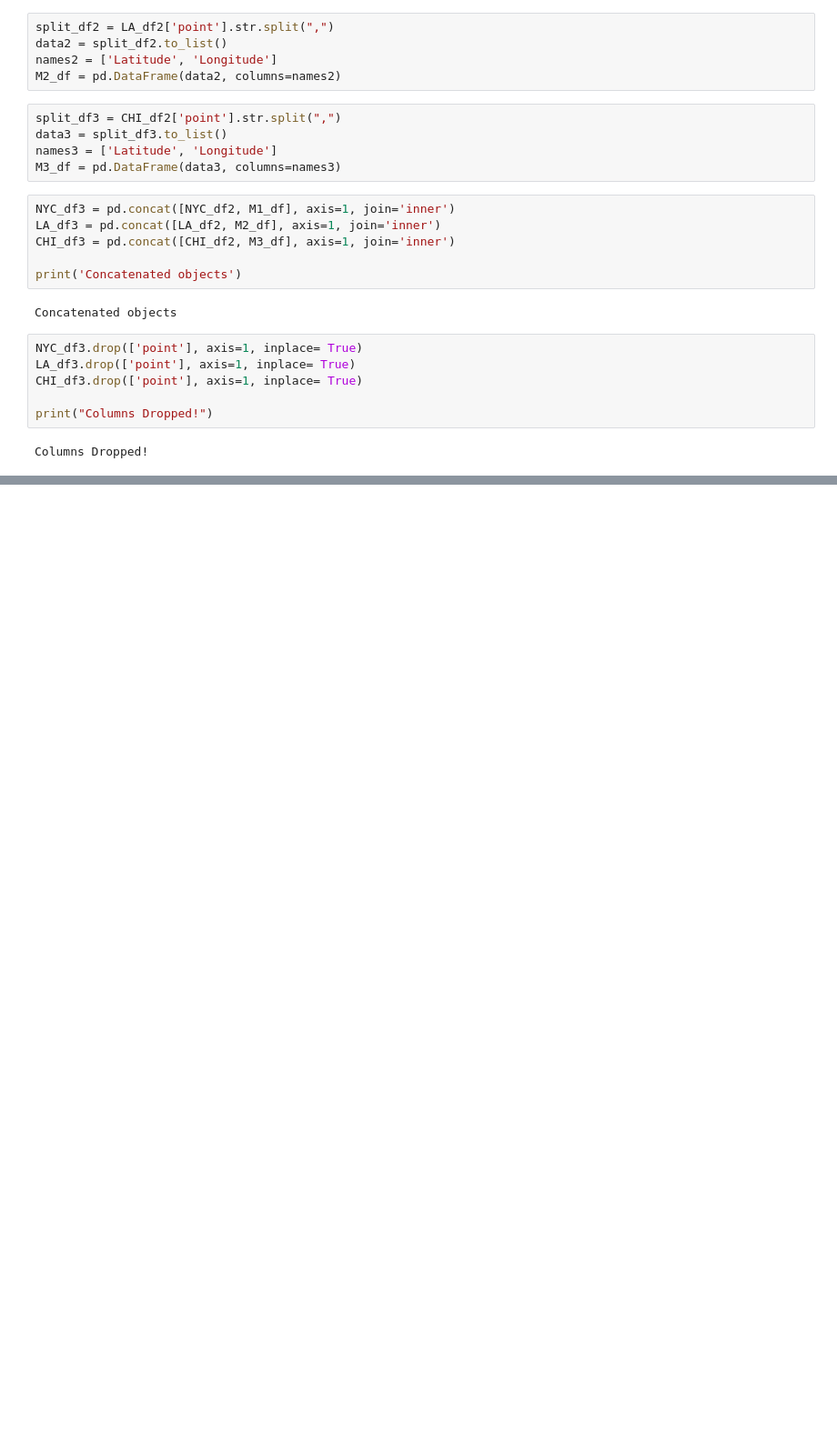
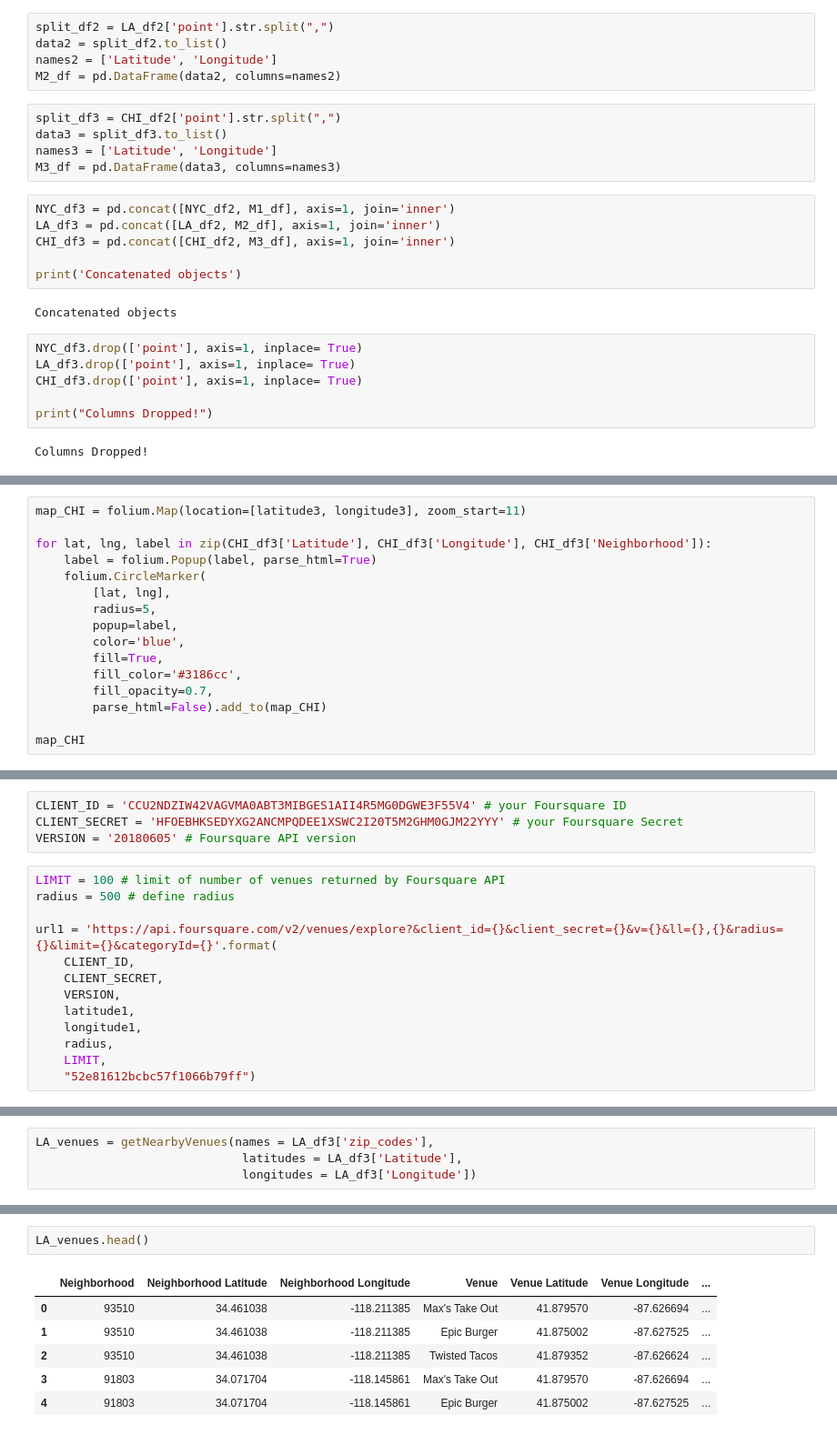
Before and after one commit to FayedPatel/The-Battle-of-Neighborhoods, a Jupyter notebook: The Battle of Neighborhoods.ipynb, the cells around one changed output, grey strips where cells are left out. Shown at 91% size. Drawn from its saved outputs; the diff is of its cells as text; blank space fills up the shorter version.

```diff
--- a/The Battle of Neighborhoods.ipynb
+++ b/The Battle of Neighborhoods.ipynb
@@ -389,0 +485,16 @@ Columns Dropped!
+# %%
+map_CHI = folium.Map(location=[latitude3, longitude3], zoom_start=11)
+
+for lat, lng, label in zip(CHI_df3['Latitude'], CHI_df3['Longitude'], CHI_df3['Neighborhood']):
+    label = folium.Popup(label, parse_html=True)
+    folium.CircleMarker(
+        [lat, lng],
+        radius=5,
+        popup=label,
+        color='blue',
+        fill=True,
+        fill_color='#3186cc',
+        fill_opacity=0.7,
+        parse_html=False).add_to(map_CHI)
+
+map_CHI
@@ -389,0 +503,17 @@ Columns Dropped!
+# %%
+CLIENT_ID = 'CCU2NDZIW42VAGVMA0ABT3MIBGES1AII4R5MG0DGWE3F55V4' # your Foursquare ID
+CLIENT_SECRET = 'HFOEBHKSEDYXG2ANCMPQDEE1XSWC2I20T5M2GHM0GJM22YYY' # your Foursquare Secret
+VERSION = '20180605' # Foursquare API version
+# %%
+LIMIT = 100 # limit of number of venues returned by Foursquare API
+radius = 500 # define radius
+
+url1 = 'https://api.foursquare.com/v2/venues/explore?&client_id={}&client_secret={}&v={}&ll={},{}&radius={}&limit={}&categoryId={}'.format(
+    CLIENT_ID,
+    CLIENT_SECRET,
+    VERSION,
+    latitude1,
+    longitude1,
+    radius,
+    LIMIT,
+    "52e81612bcbc57f1066b79ff")
@@ -389,0 +636,4 @@ Columns Dropped!
+# %%
+LA_venues = getNearbyVenues(names = LA_df3['zip_codes'],
+                             latitudes = LA_df3['Latitude'],
+                             longitudes = LA_df3['Longitude'])
@@ -389,0 +658,9 @@ Columns Dropped!
+# %%
+LA_venues.head()
+# %% [output]
+|  | Neighborhood | Neighborhood Latitude | Neighborhood Longitude | Venue | Venue Latitude | Venue Longitude | ... |
+| 0 | 93510 | 34.461038 | -118.211385 | Max's Take Out | 41.879570 | -87.626694 | ... |
+| 1 | 93510 | 34.461038 | -118.211385 | Epic Burger | 41.875002 | -87.627525 | ... |
+| 2 | 93510 | 34.461038 | -118.211385 | Twisted Tacos | 41.879352 | -87.626624 | ... |
+| 3 | 91803 | 34.071704 | -118.145861 | Max's Take Out | 41.879570 | -87.626694 | ... |
+| 4 | 91803 | 34.071704 | -118.145861 | Epic Burger | 41.875002 | -87.627525 | ... |
```
Also changed, not shown: parts of 21 cells of this notebook, 3 other files.
